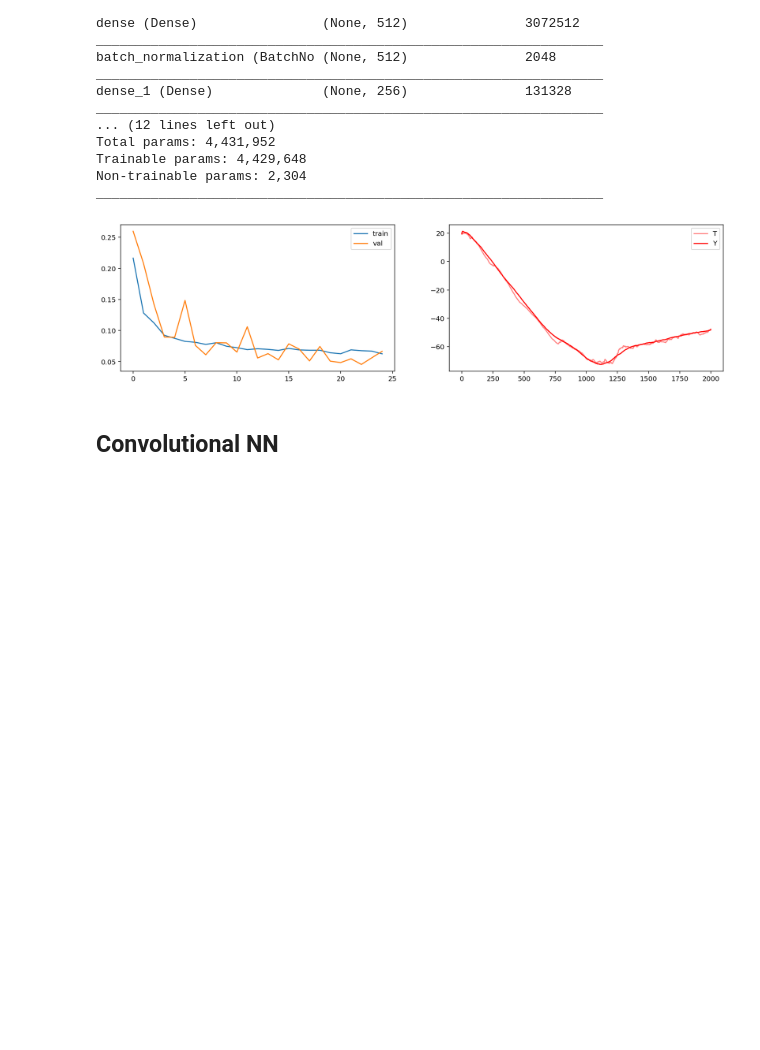
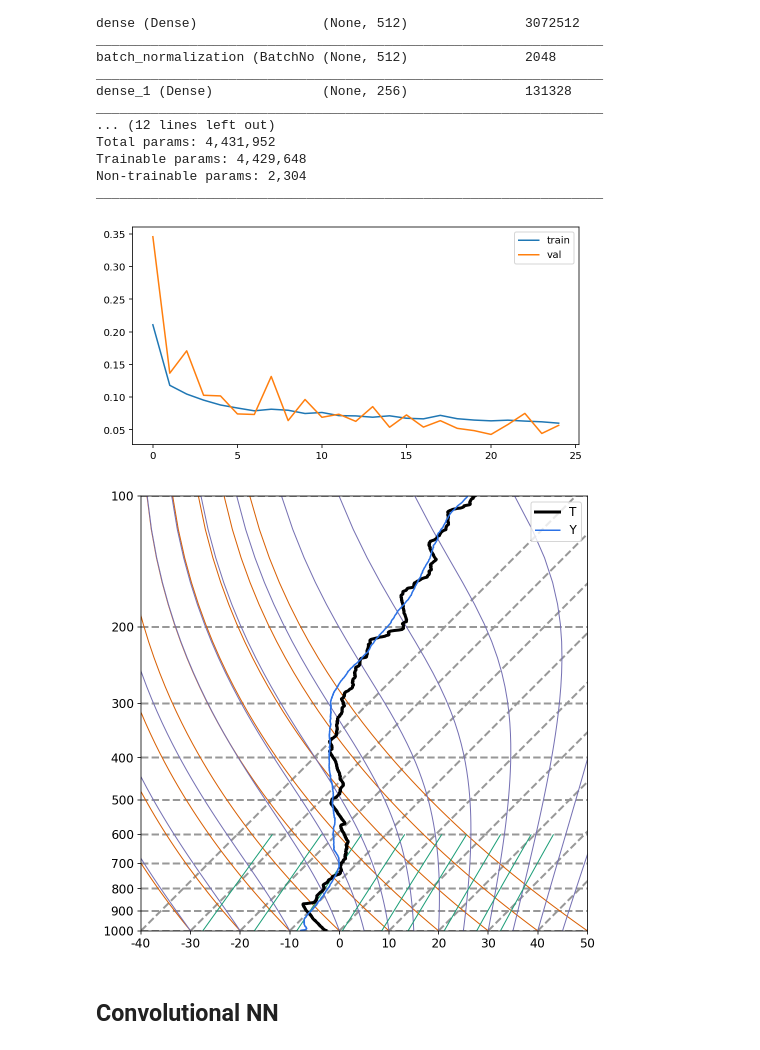
Before and after one commit to stockeh/cira-ml-soundings, a Jupyter notebook: notebooks/arm-sgp-lamont-ok.ipynb, the cells around one changed output. Drawn from its saved outputs; the diff is of its cells as text; code cells hidden in the pictures; blank space fills up the shorter version.

Commit message:
updated plot comparisions for NN models

```diff
--- a/notebooks/arm-sgp-lamont-ok.ipynb
+++ b/notebooks/arm-sgp-lamont-ok.ipynb
@@ -119,13 +143,23 @@ profiles.shape
 # %%
 def plot_results(nnet, X, T, index=0):
-    fig, axs = plt.subplots(1, 2, figsize=(16, 4))
+    fig, ax = plt.subplots(1, figsize=(8, 4))
 
-    axs[0].plot(nnet.history['loss'], label='train')
-    axs[0].plot(nnet.history['val_loss'], label='val')
+    ax.plot(nnet.history['loss'], label='train')
+    ax.plot(nnet.history['val_loss'], label='val')
+    ax.legend();
 
-    axs[1].plot(T[index,:], 'r', alpha=0.5, label='T')
-    axs[1].plot(nnet.use(X[index:index+1,:])[0], 'r', label='Y')
-    [axi.legend() for axi in axs.ravel()];
+    sounding_dict_for_metpy = dict()
+
+    if len(X.shape) > 2:
+        P = X[index,:,PRESSURE]
+    else:
+        P = X[index,:SONDE_PROFILE_DIMS]
+
+    sounding_dict_for_metpy[radiosonde_utils.PRESSURE_COLUMN_KEY] = P
+    sounding_dict_for_metpy[radiosonde_utils.TEMPERATURE_COLUMN_KEY] = T[index,:]
+    sounding_dict_for_metpy[radiosonde_utils.PREDICTED_TEMPERATURE_COLUMN_KEY] = nnet.use(X[index:index+1,:])[0]
+
+    radiosonde_plotting.plot_predicted_sounding(sounding_dict_for_metpy)
 # %% [markdown]
 ## Fully Connected NN
 # %%
@@ -179,9 +213,10 @@ Trainable params: 4,429,648
 Non-trainable params: 2,304
 _________________________________________________________________
 # %%
-plot_results(nnet, Xtest, Ttest, index=27)
+plot_results(nnet, Xtest, Ttest, index=0)
 # %% [output]
-[figure, old version]
+[figure, new version]
+[figure, added]
 # %% [markdown]
 ## Convolutional NN
 # %%
```
Also changed, not shown: parts of 15 cells of this notebook, 5 other files.
